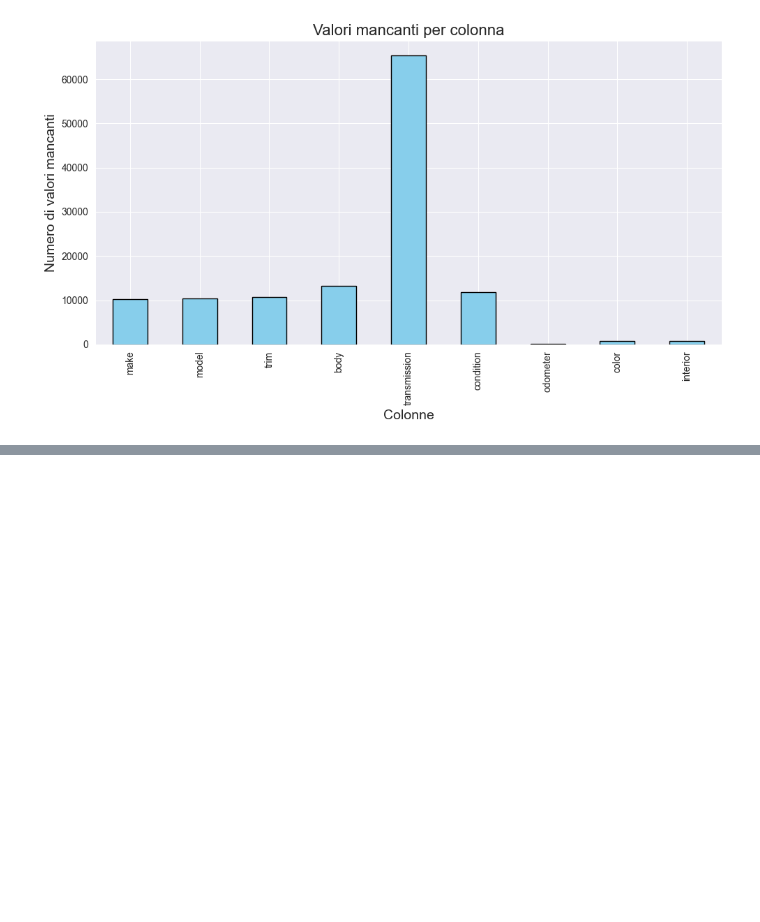
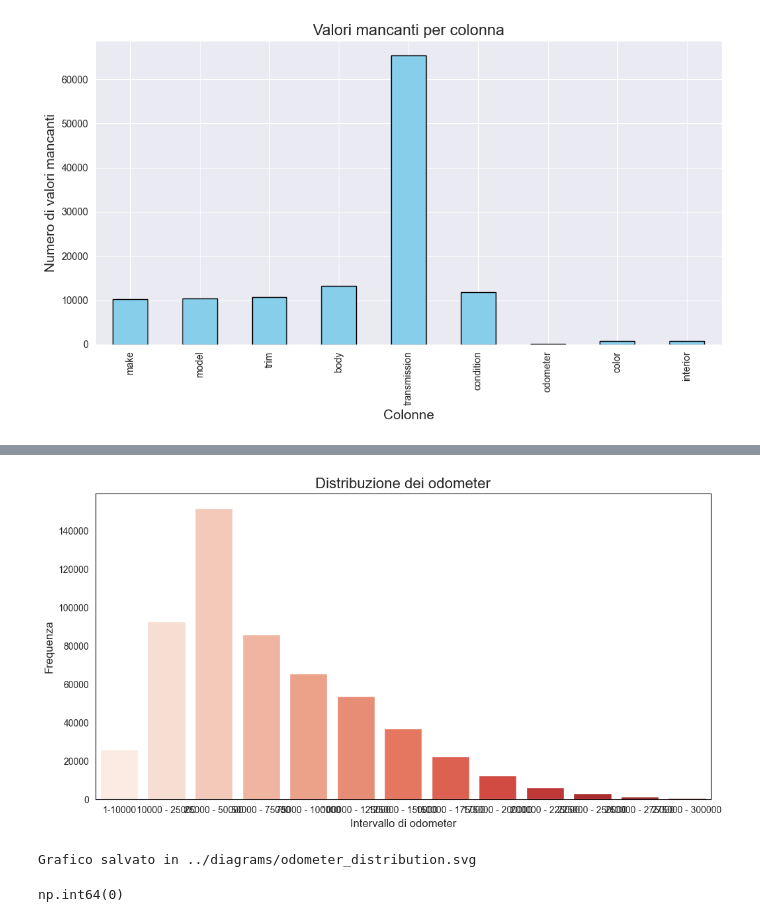
Before and after one commit to micheleantonioannunziata/carval, a Jupyter notebook: scripts/data_understanding.ipynb, the cells around one changed output, grey strips where cells are left out. Drawn from its saved outputs; the diff is of its cells as text; code cells hidden in the pictures; blank space fills up the shorter version.

```diff
--- a/scripts/data_understanding.ipynb
+++ b/scripts/data_understanding.ipynb
@@ -154,0 +178,11 @@ def plot_distribution(df, column_name, labels, bins, palette='Blues', right=Fals
+# %%
+odometer_bins = [1, 10000, 25000, 50000, 75000, 100000, 125000, 150000, 175000, 200000, 225000, 250000, 275000, 300000]
+odomete_labels = ['1-10000', '10000 - 25000', '25000 - 50000', '50000 - 75000', '75000 - 100000', '100000 - 125000', '125000 - 150000', '150000 - 175000', '175000 - 200000', '200000 - 225000', '225000 - 250000', '250000 - 275000', '275000 - 300000']
+plot_distribution(df, 'odometer', odomete_labels, odometer_bins, 'Reds')
+# %% [output]
+[figure, added]
+Grafico salvato in ../diagrams/odometer_distribution.svg
+# %%
+df.duplicated().sum()
+# %% [output]
+np.int64(0)
```
Also changed, not shown: parts of 11 cells of this notebook, 10 other files.
